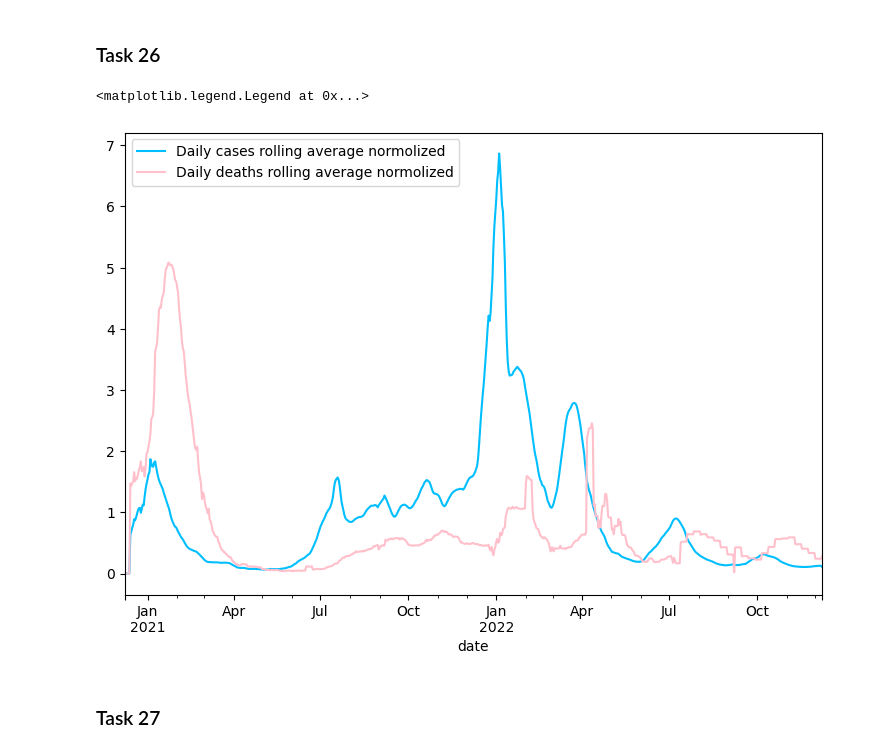
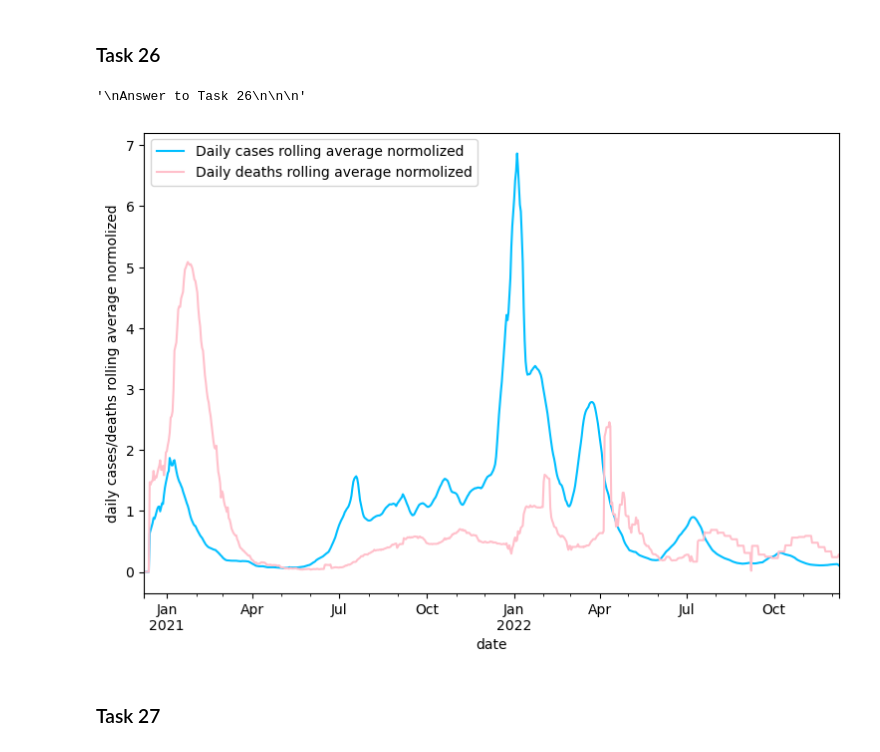
Before and after one commit to congrendai/CW2_for_computer_programing, a Jupyter notebook: CW2_A1.ipynb, the cells around one changed output. Drawn from its saved outputs; the diff is of its cells as text; code cells hidden in the pictures.

```diff
--- a/CW2_A1.ipynb
+++ b/CW2_A1.ipynb
@@ -505,26 +505,27 @@ reason why the daily cases rolling average in Scotland is the closest to the gen
 # %%
 # Create two new columns called "daily_cases_roll_avg_norm" and "daily_deaths_roll_avg_norm"
 covid_data["daily_cases_roll_avg_norm"] = covid_data["daily_cases_roll_avg"] / covid_data["daily_cases_roll_avg"].max()
 covid_data["daily_deaths_roll_avg_norm"] = covid_data["daily_deaths_roll_avg"] / covid_data["daily_deaths_roll_avg"].max()
 
 # 1.0 Intermediate dataframe
 daily_cases_roll_avg_norm = covid_data.groupby("date")["daily_cases_roll_avg_norm"].sum()
 daily_deaths_roll_avg_norm = covid_data.groupby("date")["daily_deaths_roll_avg_norm"].sum()
 
 
 # 2.0 Plot to intermediate dataframe
 daily_cases_roll_avg_norm.plot(figsize=(9, 6), color = "deepskyblue")
 daily_deaths_roll_avg_norm.plot(figsize=(9, 6), color = "pink")
 plt.legend(["Daily cases rolling average normolized", "Daily deaths rolling average normolized"])
-
+plt.ylabel("daily cases/deaths rolling average normolized")
 """
 Answer to Task 26
 
 
+
 """
 # %% [output]
-<matplotlib.legend.Legend at 0x...>
+'\nAnswer to Task 26\n\n\n'
-[figure, old version]
+[figure, new version]
 # %% [markdown]
 ### Task 27
 # %%
```
Also changed, not shown: parts of 1 cell of this notebook, 2 other files.
